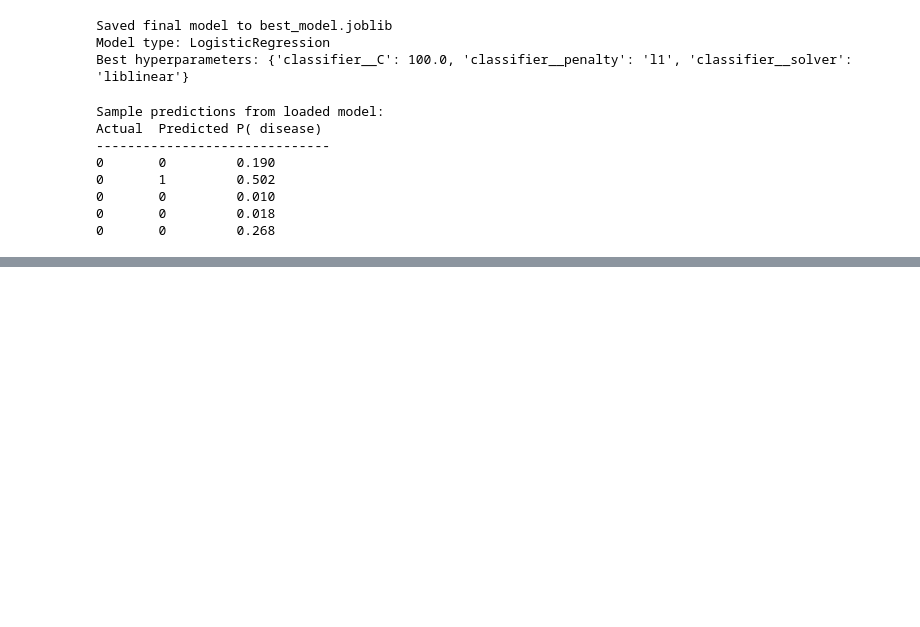
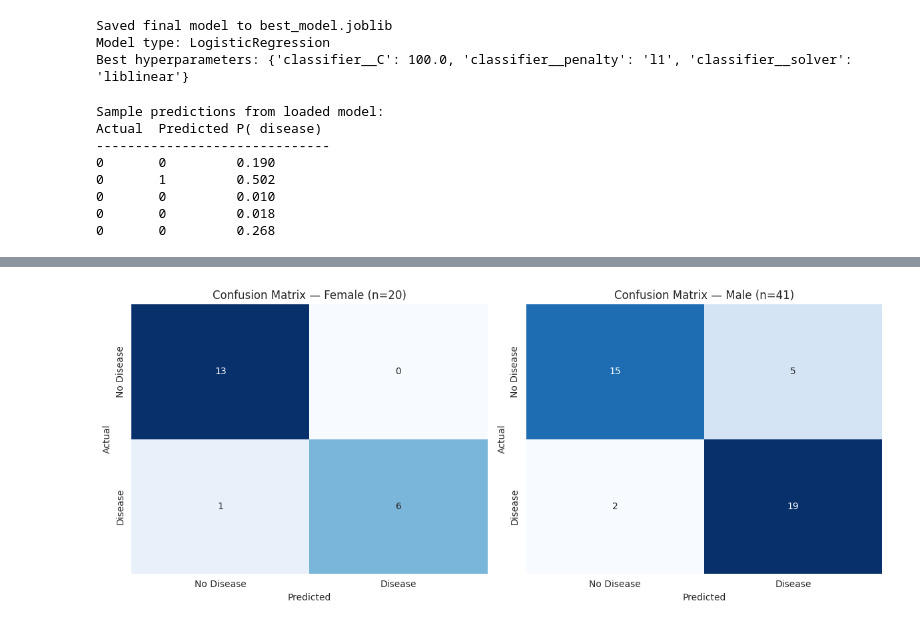
Before and after one commit to mugishaalex24682-cloud/bcs3101-capstone, a Jupyter notebook: notebooks/capstone.ipynb, the cells around one changed output, grey strips where cells are left out. Cells and saved outputs as stored; diff of their text form; code cells hidden in the pictures; blank space fills up the shorter version.

Commit message:
"Step 12: error and subgroup analysis by sex and age"

```diff
--- a/notebooks/capstone.ipynb
+++ b/notebooks/capstone.ipynb
@@ -823,0 +846,22 @@ Actual  Predicted P( disease)
+# %%
+print("=" * 60)
+print("PERFORMANCE BY SEX")
+print("=" * 60)
+
+for sex_val, label in [(0, 'Female'), (1, 'Male')]:
+    subset = analysis[analysis['sex'] == sex_val]
+    if len(subset) == 0:
+        continue
+
+    acc = subset['correct'].mean()
+
+    disease_subset = subset[subset['actual'] == 1]
+    if len(disease_subset) > 0:
+        recall = (disease_subset['predicted'] == 1).mean()
+    else:
+        recall = float('nan')
+
+    print(f"{label:<8} n = {len(subset):>3} | "
+          f"Accuracy = {acc:.3f} | "
+          f"Recall(disease) = {recall:.3f} "
+          f"(disease cases = {len(disease_subset)})")
@@ -823,0 +907,24 @@ Actual  Predicted P( disease)
+# %%
+from sklearn.metrics import confusion_matrix
+
+fig, axes = plt.subplots(1, 2, figsize=(12, 5))
+
+for ax, sex_val, label in zip(axes, [0, 1], ['Female', 'Male']):
+    subset = analysis[analysis['sex'] == sex_val]
+    if len(subset) == 0:
+        continue
+
+    cm = confusion_matrix(subset['actual'], subset['predicted'])
+    sns.heatmap(cm, annot=True, fmt='d', cmap='Blues',
+                xticklabels=['No Disease', 'Disease'],
+                yticklabels=['No Disease', 'Disease'],
+                ax=ax, cbar=False)
+    ax.set_title(f'Confusion Matrix — {label} (n={len(subset)})')
+    ax.set_xlabel('Predicted')
+    ax.set_ylabel('Actual')
+
+plt.tight_layout()
+plt.savefig('confusion_by_sex.png', dpi=100, bbox_inches='tight')
+plt.show()
+# %% [output]
+[figure, added]
```
Also changed, not shown: parts of 4 cells of this notebook.
